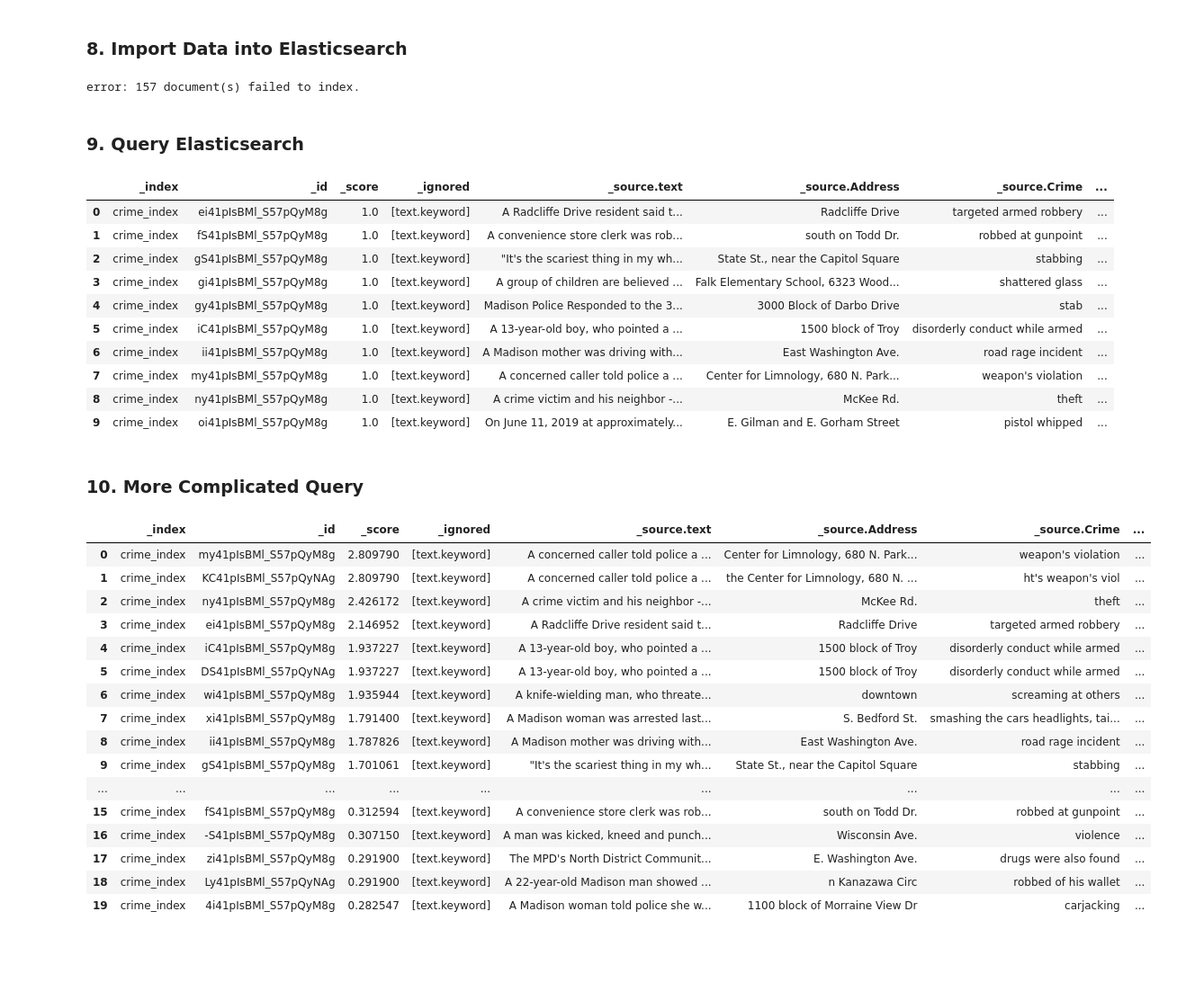
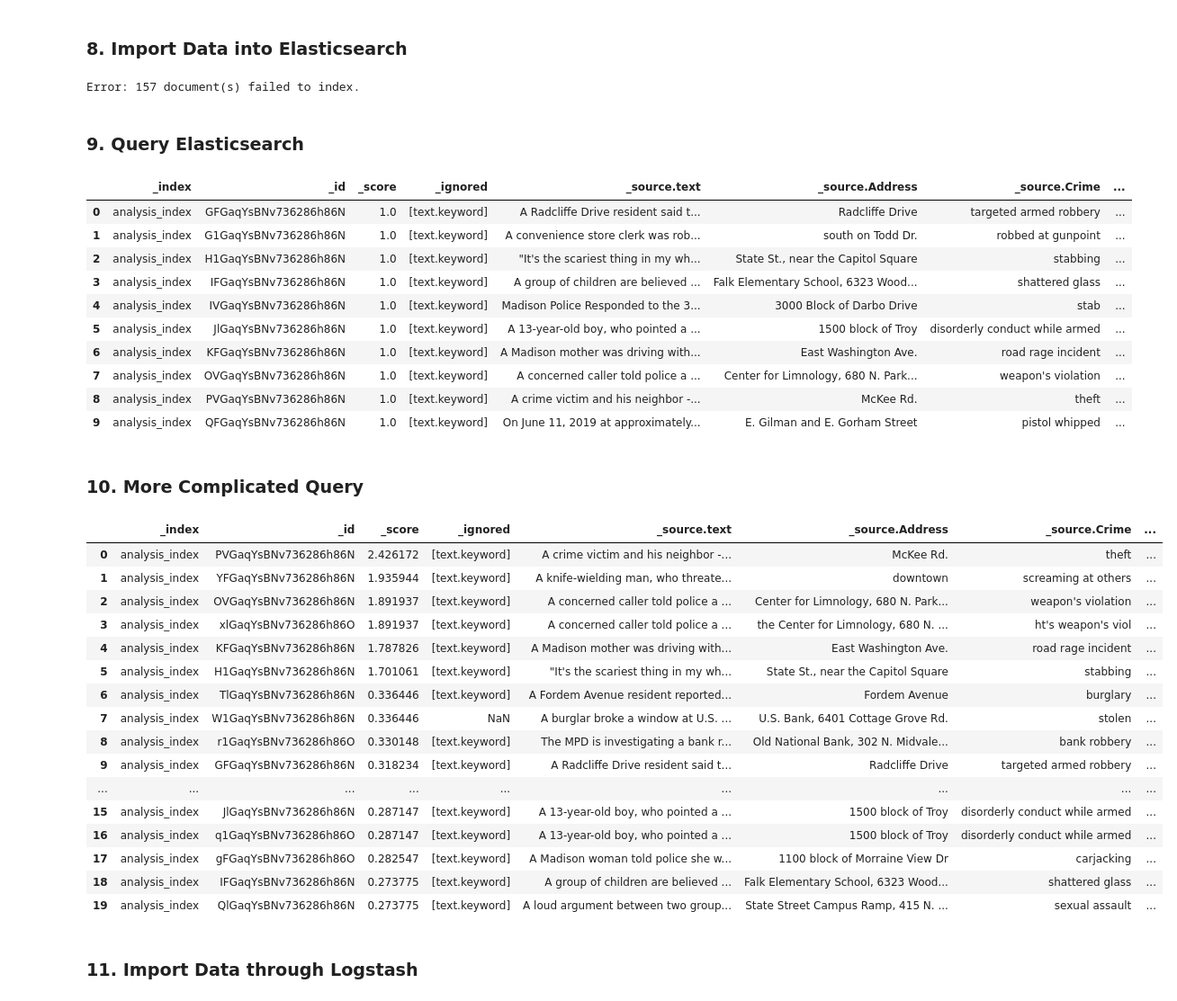
Before and after one commit to Daremitsu1/Search_Engine_Proj, a Jupyter notebook: Elastic_Logtash_Kibana.ipynb, the cells around one changed output. Shown: that part at 90% size. Cells and saved outputs as stored; diff of their text form; code cells hidden in the pictures; blank space fills up the shorter version.

```diff
--- a/Elastic_Logtash_Kibana.ipynb
+++ b/Elastic_Logtash_Kibana.ipynb
@@ -176,17 +196,17 @@ json_Formatted_dataset[0]
 #For importing Data to elasticsearch we use elasticsearch's bulk API from elasticsearch.helpers
 try:
     res = helpers.bulk(es, json_Formatted_dataset)
-    print("successfully imported to elasticsearch.")
+    print("Successfully imported data to Elasticsearch.")
 except Exception as e:
-    print(f"error: {e}")
+    print(f"Error: {e}")
 # %% [output]
-error: 157 document(s) failed to index.
+Error: 157 document(s) failed to index.
 # %% [markdown]
 ### 9. Query Elasticsearch
 # %%
 # Get 10 sample of data
 query = es.search(
-    index="crime_index",
+    index="analysis_index",
     body={
       "size":10,
       "query": {
@@ -199,54 +219,56 @@ output = pd.json_normalize((query['hits']['hits']))
 output
 # %% [output]
 |  | _index | _id | _score | _ignored | _source.text | _source.Address | _source.Crime | ... |
-| 0 | crime_index | ei41pIsBMl_S57pQyM8g | 1.0 | [text.keyword] | A Radcliffe Drive resident said t... | Radcliffe Drive | targeted armed robbery | ... |
-| 1 | crime_index | fS41pIsBMl_S57pQyM8g | 1.0 | [text.keyword] | A convenience store clerk was rob... | south on Todd Dr. | robbed at gunpoint | ... |
-| 2 | crime_index | gS41pIsBMl_S57pQyM8g | 1.0 | [text.keyword] | "It's the scariest thing in my wh... | State St., near the Capitol Square | stabbing | ... |
-| 3 | crime_index | gi41pIsBMl_S57pQyM8g | 1.0 | [text.keyword] | A group of children are believed ... | Falk Elementary School, 6323 Wood... | shattered glass | ... |
-| 4 | crime_index | gy41pIsBMl_S57pQyM8g | 1.0 | [text.keyword] | Madison Police Responded to the 3... | 3000 Block of Darbo Drive | stab | ... |
-| 5 | crime_index | iC41pIsBMl_S57pQyM8g | 1.0 | [text.keyword] | A 13-year-old boy, who pointed a ... | 1500 block of Troy | disorderly conduct while armed | ... |
-| 6 | crime_index | ii41pIsBMl_S57pQyM8g | 1.0 | [text.keyword] | A Madison mother was driving with... | East Washington Ave. | road rage incident | ... |
-| 7 | crime_index | my41pIsBMl_S57pQyM8g | 1.0 | [text.keyword] | A concerned caller told police a ... | Center for Limnology, 680 N. Park... | weapon's violation | ... |
-| 8 | crime_index | ny41pIsBMl_S57pQyM8g | 1.0 | [text.keyword] | A crime victim and his neighbor -... | McKee Rd. | theft | ... |
-| 9 | crime_index | oi41pIsBMl_S57pQyM8g | 1.0 | [text.keyword] | On June 11, 2019 at approximately... | E. Gilman and E. Gorham Street | pistol whipped | ... |
+| 0 | analysis_index | GFGaqYsBNv736286h86N | 1.0 | [text.keyword] | A Radcliffe Drive resident said t... | Radcliffe Drive | targeted armed robbery | ... |
+| 1 | analysis_index | G1GaqYsBNv736286h86N | 1.0 | [text.keyword] | A convenience store clerk was rob... | south on Todd Dr. | robbed at gunpoint | ... |
+| 2 | analysis_index | H1GaqYsBNv736286h86N | 1.0 | [text.keyword] | "It's the scariest thing in my wh... | State St., near the Capitol Square | stabbing | ... |
+| 3 | analysis_index | IFGaqYsBNv736286h86N | 1.0 | [text.keyword] | A group of children are believed ... | Falk Elementary School, 6323 Wood... | shattered glass | ... |
+| 4 | analysis_index | IVGaqYsBNv736286h86N | 1.0 | [text.keyword] | Madison Police Responded to the 3... | 3000 Block of Darbo Drive | stab | ... |
+| 5 | analysis_index | JlGaqYsBNv736286h86N | 1.0 | [text.keyword] | A 13-year-old boy, who pointed a ... | 1500 block of Troy | disorderly conduct while armed | ... |
+| 6 | analysis_index | KFGaqYsBNv736286h86N | 1.0 | [text.keyword] | A Madison mother was driving with... | East Washington Ave. | road rage incident | ... |
+| 7 | analysis_index | OVGaqYsBNv736286h86N | 1.0 | [text.keyword] | A concerned caller told police a ... | Center for Limnology, 680 N. Park... | weapon's violation | ... |
+| 8 | analysis_index | PVGaqYsBNv736286h86N | 1.0 | [text.keyword] | A crime victim and his neighbor -... | McKee Rd. | theft | ... |
+| 9 | analysis_index | QFGaqYsBNv736286h86N | 1.0 | [text.keyword] | On June 11, 2019 at approximately... | E. Gilman and E. Gorham Street | pistol whipped | ... |
 # %% [markdown]
 ### 10. More Complicated Query
 # %%
 # More complicated query
 query = es.search(
-    index="crime_index",
+    index="analysis_index",
     body={
         "size":20,
         "query":{
             "bool":{
                 "must":[
                         {"multi_match":{
-                            "query":"Cases which officer despain handled",
+                            "query":"officer despain handled cases",
                             "fields":["text","address","crime","reported_time"]
                         }}
                 ]
             }
         }
     }
 )
 
 output = pd.json_normalize((query['hits']['hits']))
 output
 # %% [output]
 |  | _index | _id | _score | _ignored | _source.text | _source.Address | _source.Crime | ... |
-| 0 | crime_index | my41pIsBMl_S57pQyM8g | 2.809790 | [text.keyword] | A concerned caller told police a ... | Center for Limnology, 680 N. Park... | weapon's violation | ... |
-| 1 | crime_index | KC41pIsBMl_S57pQyNAg | 2.809790 | [text.keyword] | A concerned caller told police a ... | the Center for Limnology, 680 N. ... | ht's weapon's viol | ... |
-| 2 | crime_index | ny41pIsBMl_S57pQyM8g | 2.426172 | [text.keyword] | A crime victim and his neighbor -... | McKee Rd. | theft | ... |
-| 3 | crime_index | ei41pIsBMl_S57pQyM8g | 2.146952 | [text.keyword] | A Radcliffe Drive resident said t... | Radcliffe Drive | targeted armed robbery | ... |
-| 4 | crime_index | iC41pIsBMl_S57pQyM8g | 1.937227 | [text.keyword] | A 13-year-old boy, who pointed a ... | 1500 block of Troy | disorderly conduct while armed | ... |
-| 5 | crime_index | DS41pIsBMl_S57pQyNAg | 1.937227 | [text.keyword] | A 13-year-old boy, who pointed a ... | 1500 block of Troy | disorderly conduct while armed | ... |
-| 6 | crime_index | wi41pIsBMl_S57pQyM8g | 1.935944 | [text.keyword] | A knife-wielding man, who threate... | downtown | screaming at others | ... |
-| 7 | crime_index | xi41pIsBMl_S57pQyM8g | 1.791400 | [text.keyword] | A Madison woman was arrested last... | S. Bedford St. | smashing the cars headlights, tai... | ... |
-| 8 | crime_index | ii41pIsBMl_S57pQyM8g | 1.787826 | [text.keyword] | A Madison mother was driving with... | East Washington Ave. | road rage incident | ... |
-| 9 | crime_index | gS41pIsBMl_S57pQyM8g | 1.701061 | [text.keyword] | "It's the scariest thing in my wh... | State St., near the Capitol Square | stabbing | ... |
+| 0 | analysis_index | PVGaqYsBNv736286h86N | 2.426172 | [text.keyword] | A crime victim and his neighbor -... | McKee Rd. | theft | ... |
+| 1 | analysis_index | YFGaqYsBNv736286h86N | 1.935944 | [text.keyword] | A knife-wielding man, who threate... | downtown | screaming at others | ... |
+| 2 | analysis_index | OVGaqYsBNv736286h86N | 1.891937 | [text.keyword] | A concerned caller told police a ... | Center for Limnology, 680 N. Park... | weapon's violation | ... |
+| 3 | analysis_index | xlGaqYsBNv736286h86O | 1.891937 | [text.keyword] | A concerned caller told police a ... | the Center for Limnology, 680 N. ... | ht's weapon's viol | ... |
+| 4 | analysis_index | KFGaqYsBNv736286h86N | 1.787826 | [text.keyword] | A Madison mother was driving with... | East Washington Ave. | road rage incident | ... |
+| 5 | analysis_index | H1GaqYsBNv736286h86N | 1.701061 | [text.keyword] | "It's the scariest thing in my wh... | State St., near the Capitol Square | stabbing | ... |
+| 6 | analysis_index | TlGaqYsBNv736286h86N | 0.336446 | [text.keyword] | A Fordem Avenue resident reported... | Fordem Avenue | burglary | ... |
+| 7 | analysis_index | W1GaqYsBNv736286h86N | 0.336446 | NaN | A burglar broke a window at U.S. ... | U.S. Bank, 6401 Cottage Grove Rd. | stolen | ... |
+| 8 | analysis_index | r1GaqYsBNv736286h86O | 0.330148 | [text.keyword] | The MPD is investigating a bank r... | Old National Bank, 302 N. Midvale... | bank robbery | ... |
+| 9 | analysis_index | GFGaqYsBNv736286h86N | 0.318234 | [text.keyword] | A Radcliffe Drive resident said t... | Radcliffe Drive | targeted armed robbery | ... |
 | ... | ... | ... | ... | ... | ... | ... | ... | ... |
-| 15 | crime_index | fS41pIsBMl_S57pQyM8g | 0.312594 | [text.keyword] | A convenience store clerk was rob... | south on Todd Dr. | robbed at gunpoint | ... |
-| 16 | crime_index | -S41pIsBMl_S57pQyM8g | 0.307150 | [text.keyword] | A man was kicked, kneed and punch... | Wisconsin Ave. | violence | ... |
-| 17 | crime_index | zi41pIsBMl_S57pQyM8g | 0.291900 | [text.keyword] | The MPD's North District Communit... | E. Washington Ave. | drugs were also found | ... |
-| 18 | crime_index | Ly41pIsBMl_S57pQyNAg | 0.291900 | [text.keyword] | A 22-year-old Madison man showed ... | n Kanazawa Circ | robbed of his wallet | ... |
-| 19 | crime_index | 4i41pIsBMl_S57pQyM8g | 0.282547 | [text.keyword] | A Madison woman told police she w... | 1100 block of Morraine View Dr | carjacking | ... |
+| 15 | analysis_index | JlGaqYsBNv736286h86N | 0.287147 | [text.keyword] | A 13-year-old boy, who pointed a ... | 1500 block of Troy | disorderly conduct while armed | ... |
+| 16 | analysis_index | q1GaqYsBNv736286h86O | 0.287147 | [text.keyword] | A 13-year-old boy, who pointed a ... | 1500 block of Troy | disorderly conduct while armed | ... |
+| 17 | analysis_index | gFGaqYsBNv736286h86O | 0.282547 | [text.keyword] | A Madison woman told police she w... | 1100 block of Morraine View Dr | carjacking | ... |
+| 18 | analysis_index | IFGaqYsBNv736286h86N | 0.273775 | [text.keyword] | A group of children are believed ... | Falk Elementary School, 6323 Wood... | shattered glass | ... |
+| 19 | analysis_index | QlGaqYsBNv736286h86N | 0.273775 | [text.keyword] | A loud argument between two group... | State Street Campus Ramp, 415 N. ... | sexual assault | ... |
+# %% [markdown]
+### 11. Import Data through Logstash
```
Also changed, not shown: parts of 13 cells of this notebook.
